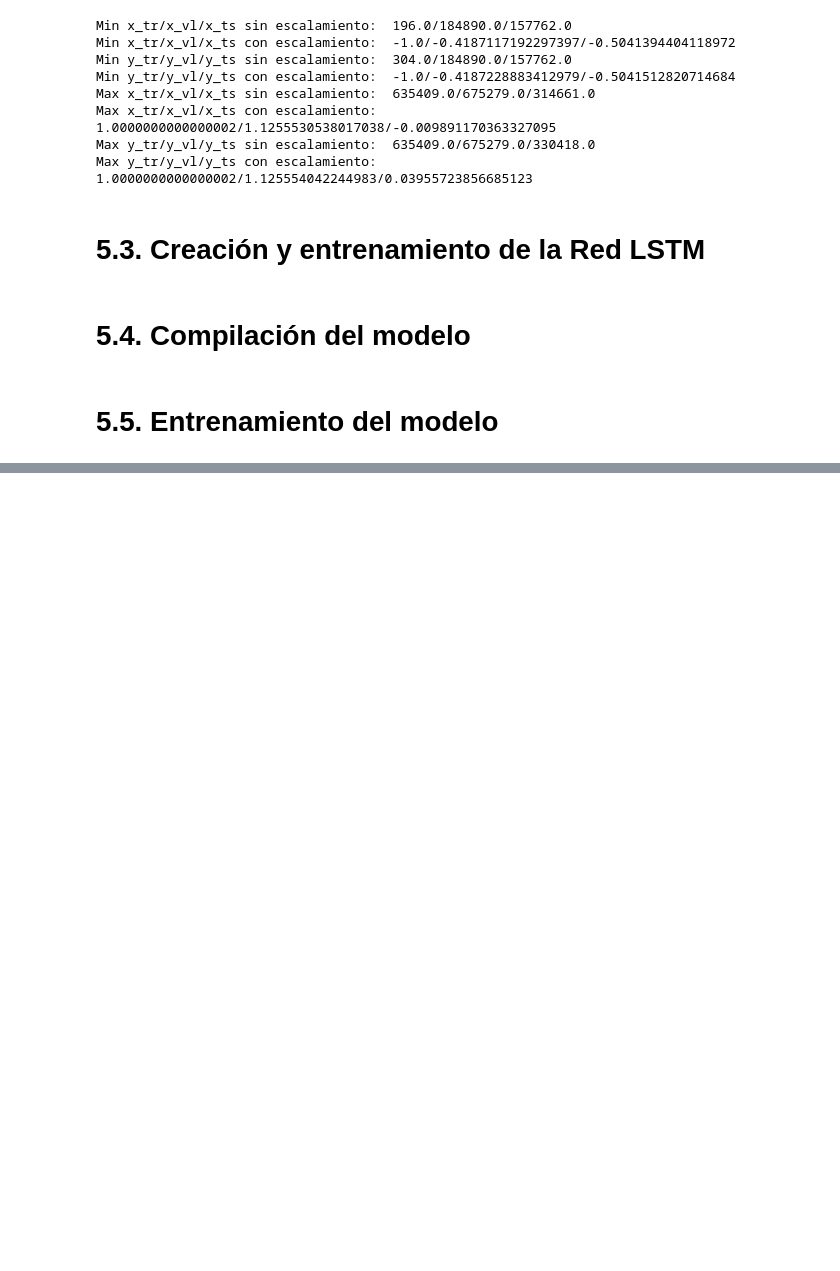
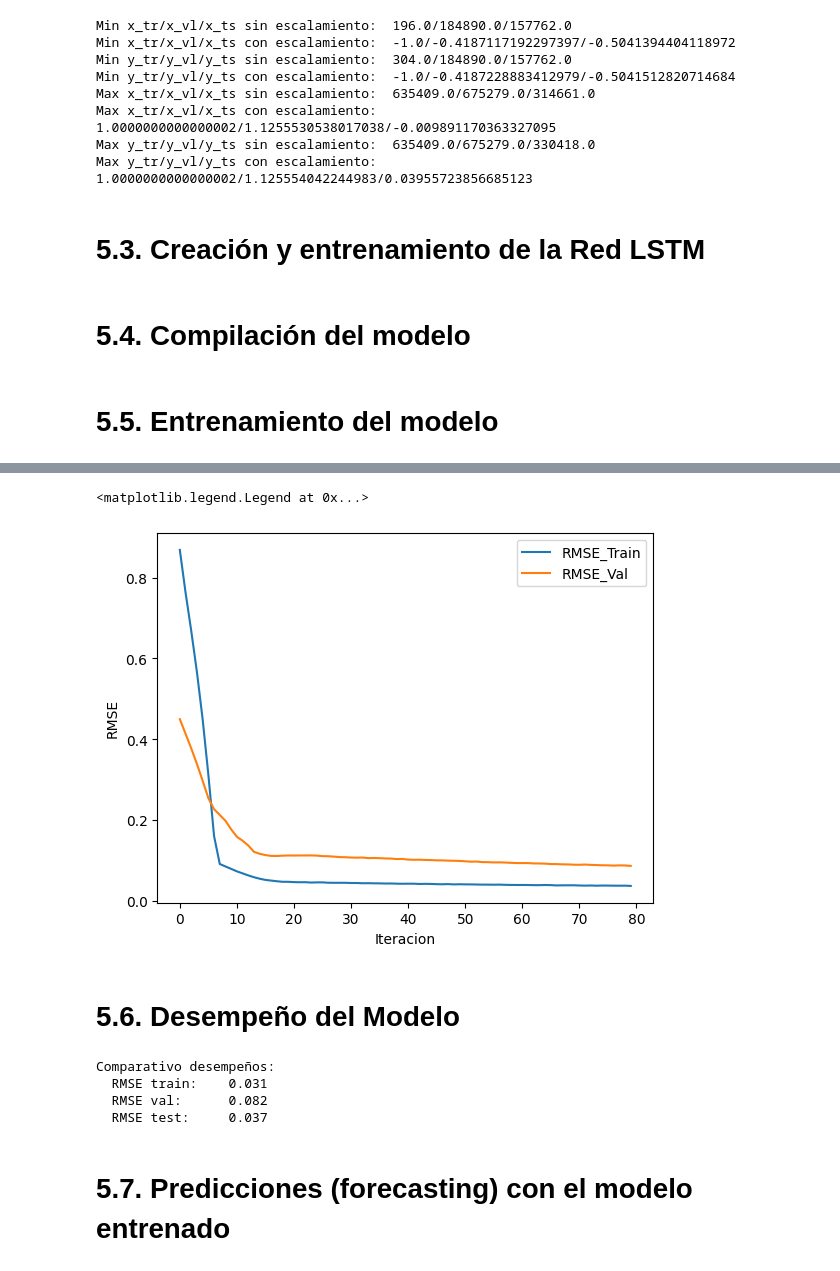
Before and after one commit to hernanifran/SerieT2, a Jupyter notebook: TP2.BTC.ipynb, the cells around one changed output, grey strips where cells are left out. Drawn from its saved outputs; the diff is of its cells as text; code cells hidden in the pictures; blank space fills up the shorter version.

Commit message:
Modelo LSTM ver2

```diff
--- a/TP2.BTC.ipynb
+++ b/TP2.BTC.ipynb
@@ -540,0 +541,11 @@ Epoch 9/80
+# %%
+plt.plot(historia.history['loss'],label='RMSE_Train')
+plt.plot(historia.history['val_loss'],label='RMSE_Val')
+plt.xlabel('Iteracion')
+plt.ylabel('RMSE')
+plt.legend()
+# %% [output]
+<matplotlib.legend.Legend at 0x...>
+[figure, added]
+# %% [markdown]
+# 5.6. Desempeño del Modelo
@@ -540,0 +556,12 @@ Epoch 9/80
+# %%
+print('Comparativo desempeños:')
+print(f'  RMSE train:\t {rmse_tr:.3f}')
+print(f'  RMSE val:\t {rmse_vl:.3f}')
+print(f'  RMSE test:\t {rmse_ts:.3f}')
+# %% [output]
+Comparativo desempeños:
+  RMSE train:    0.031
+  RMSE val:      0.082
+  RMSE test:     0.037
+# %% [markdown]
+# 5.7. Predicciones (forecasting) con el modelo entrenado
```
Also changed, not shown: parts of 7 cells of this notebook.
